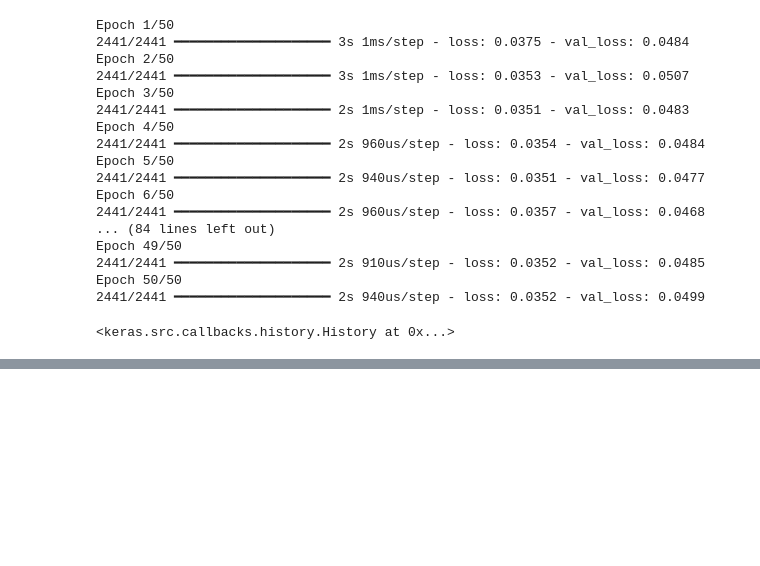
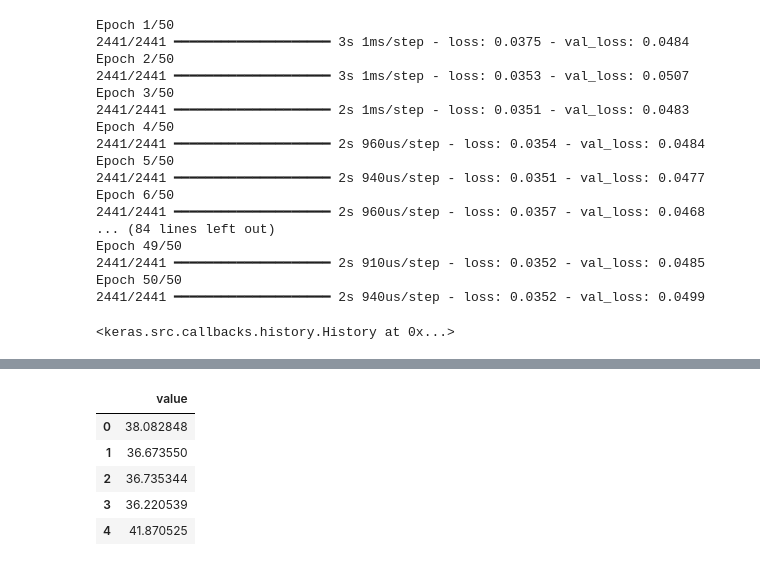
Before and after one commit to benblackdust/bui-dangITAI3377, a Jupyter notebook: Module 6/notebooks/L06.ipynb, the cells around one changed output, grey strips where cells are left out. Drawn from its saved outputs; the diff is of its cells as text; code cells hidden in the pictures; blank space fills up the shorter version.

```diff
--- a/Module 6/notebooks/L06.ipynb
+++ b/Module 6/notebooks/L06.ipynb
@@ -445,4 +445,5 @@ generated_data = scaler.inverse_transform(generated_data)
 
 # Convert to a DataFrame for further use
 generated_df = pd.DataFrame(generated_data, columns=['value'])
+generated_df.head()
 # %% [output]
@@ -450,3 +451,9 @@ generated_df = pd.DataFrame(generated_data, columns=['value'])
+|  | value |
+| 0 | 38.082848 |
+| 1 | 36.673550 |
+| 2 | 36.735344 |
+| 3 | 36.220539 |
+| 4 | 41.870525 |
 # %%
 # Augment the training set with the synthetic data
 augmented_train_data = np.vstack([train_data, scaler.transform(generated_data)])
```
Also changed, not shown: parts of 2 cells of this notebook.
